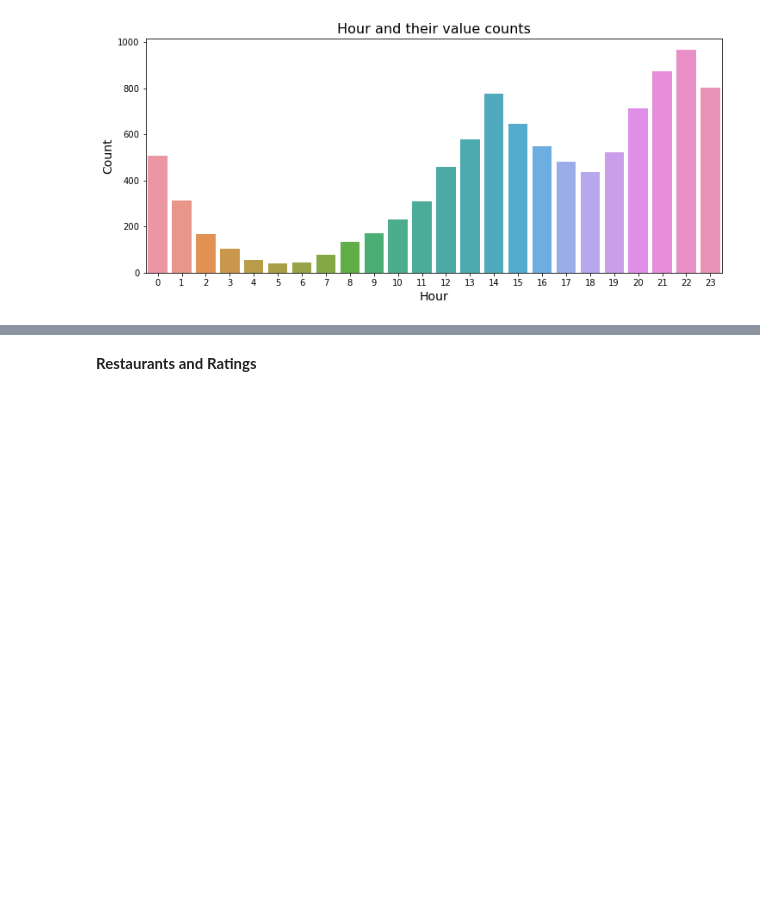
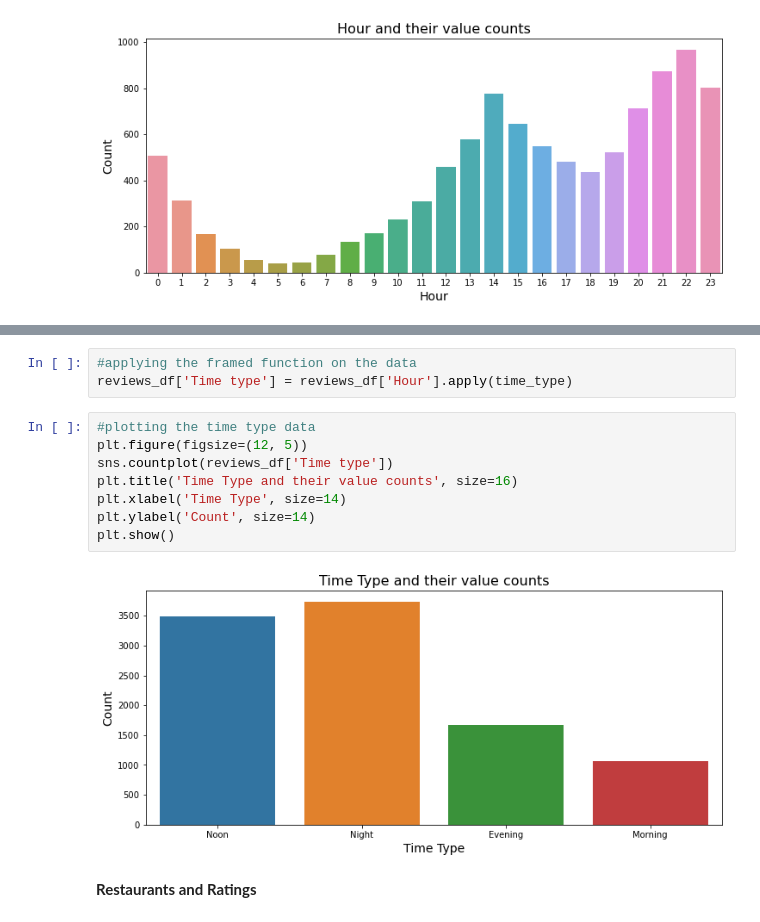
Before and after one commit to Narayan718/unsupervized-learning, a Jupyter notebook: zomato.ipynb, the cells around one changed output, grey strips where cells are left out. Drawn from its saved outputs; the diff is of its cells as text; blank space fills up the shorter version.

```diff
--- a/zomato.ipynb
+++ b/zomato.ipynb
@@ -280,3 +295,16 @@ for col in features:
+# %%
+#applying the framed function on the data
+reviews_df['Time type'] = reviews_df['Hour'].apply(time_type)
+# %%
+#plotting the time type data
+plt.figure(figsize=(12, 5))
+sns.countplot(reviews_df['Time type'])
+plt.title('Time Type and their value counts', size=16)
+plt.xlabel('Time Type', size=14)
+plt.ylabel('Count', size=14)
+plt.show()
+# %% [output]
+[figure, added]
 # %% [markdown]
 **Restaurants and Ratings**
 # %%
```
Also changed, not shown: parts of 20 cells of this notebook.
